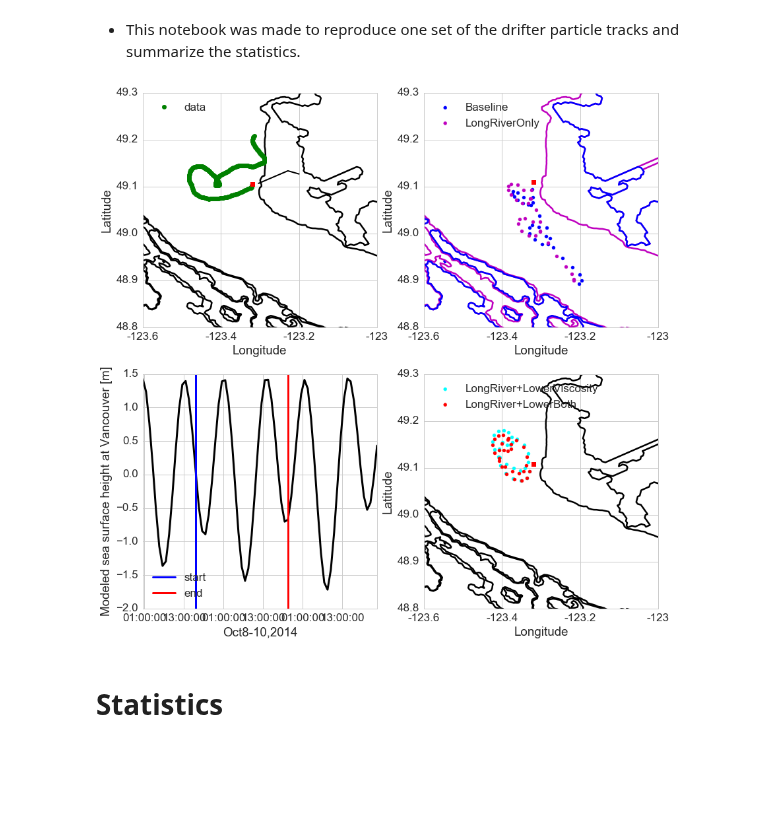
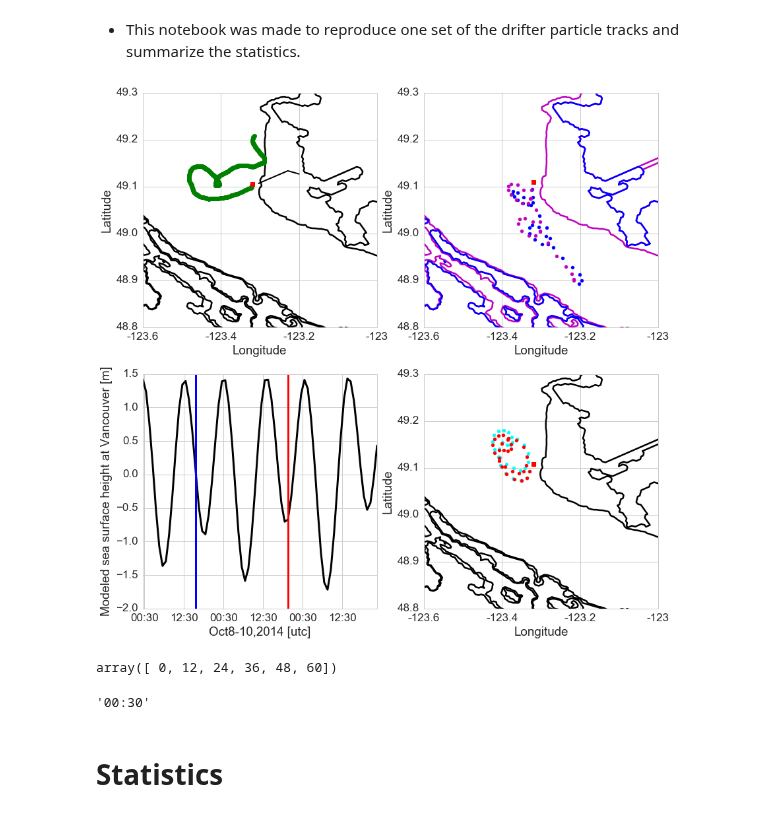
Before and after one commit to SalishSeaCast/analysis-jie, a Jupyter notebook: jie/SSEC/DrifterParticleSSEC.ipynb, the cells around one changed output. Saved outputs shown, nothing was run; the diff lists cells and outputs as text; code cells hidden in the pictures; blank space fills up the shorter version.

Commit message:
remove legends, modify xticks

```diff
--- a/jie/SSEC/DrifterParticleSSEC.ipynb
+++ b/jie/SSEC/DrifterParticleSSEC.ipynb
@@ -46,7 +46,7 @@ def plot_total(tracks, startdate, lon,lat,part,start,end,start_d,end_d,day,hour,
     #print ('Released', traj['time'][0], 'at', traj['lat'][0], ',' , traj['lon'][0], 'for' , duration, 'hours')
     ax.plot(traj['lon'],traj['lat'],'og',label = 'data')
     ax.plot(traj['lon'][0],traj['lat'][0],'sr')
-    ax.legend(loc = 2)
+    #ax.legend(loc = 2)
 
     #[j,i]=tidetools.find_closest_model_point(float(traj['lon'][0]),float(traj['lat'][0]),X,Y,bathy,\
                 #lon_tol=0.0052,lat_tol=0.00210, allow_land=False)
@@ -90,14 +90,17 @@ def plot_total(tracks, startdate, lon,lat,part,start,end,start_d,end_d,day,hour,
         t_t[ind] = t_t[ind].datetime
     tt = np.array(t_t)
     ax.plot(tt,ssh[:,466,329],'-k',linewidth = 3.0)
+    ax.set_xticklabels([tt[0].strftime('%H:%M'),tt[12].strftime('%H:%M'),\
+                                    tt[24].strftime('%H:%M'),tt[36].strftime('%H:%M'),\
+                                    tt[48].strftime('%H:%M'),tt[60].strftime('%H:%M')])
     ax.set_ylabel('Modeled sea surface height at Vancouver [m]')
-    ax.set_xlabel('Oct8-10,2014')
+    ax.set_xlabel('Oct8-10,2014 [utc]')
 
     t=hour
     ax.plot([tt[t],tt[t]],[-2.0,1.5],'b-',label='start',linewidth = 3)
     t2=hour+duration
     ax.plot([tt[t2],tt[t2]],[-2.0,1.5],'r-',label='end',linewidth = 3)
-    ax.legend(loc = 'best')
+    #ax.legend(loc = 'best')
 
     ax = axs[1,1]
 
@@ -117,8 +120,8 @@ def plot_total(tracks, startdate, lon,lat,part,start,end,start_d,end_d,day,hour,
         ax.set_xticklabels([-123.6, -123.4, -123.2,-123])
         ax.set_xlabel('Longitude')
         ax.set_ylabel('Latitude')
-        ax.legend(loc = 2)
-    return fig
+        #ax.legend(loc = 2)
+    return fig,tt
 # %%
 tracersT = nc.Dataset('/data/jieliu/MEOPAR/river-treatment/oct8_10RFdailySmoo/\
 SalishSea_1h_20141008_20141010_grid_T.nc')
@@ -139,10 +142,18 @@ for run, string in zip(runs,strings):
 # %%
 buoy = 2
 name, tracks=drifter.organize_info(buoy,ubc)
 
-fig=plot_total(tracks,dt.datetime(2014,10,8),lon112,lat112,0,'7-Oct-2014','11-Oct-2014',8,10,8,16,0,29,i=-1)
+fig,tt=plot_total(tracks,dt.datetime(2014,10,8),lon112,lat112,0,'7-Oct-2014','11-Oct-2014',8,10,8,16,0,29,i=-1)
 # %% [output]
-[figure, old version]
+[figure, new version]
+# %%
+np.arange(0,72,12)
+# %% [output]
+array([ 0, 12, 24, 36, 48, 60])
+# %%
+tt[0].strftime('%H:%M')
+# %% [output]
+'00:30'
 # %% [markdown]
 # Statistics
 # %%
```
